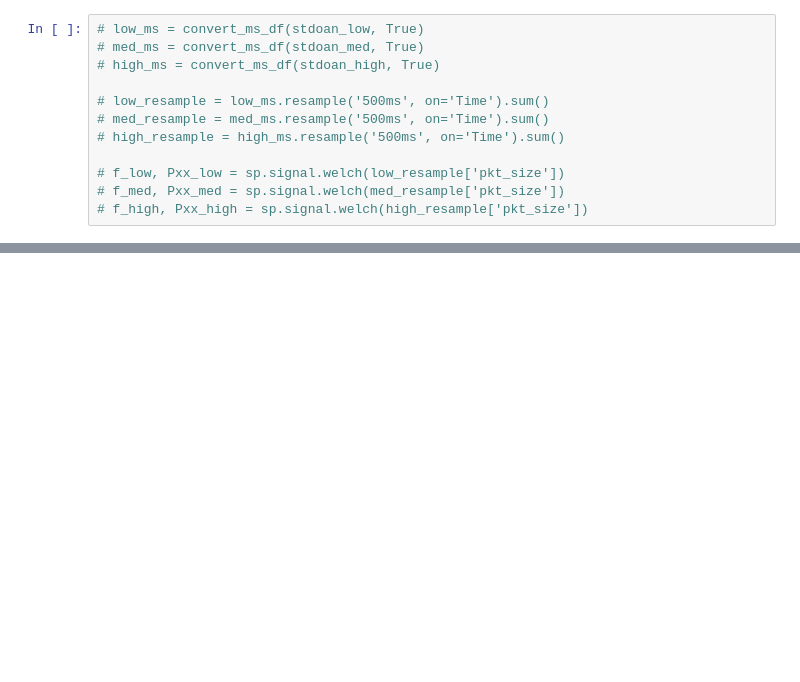
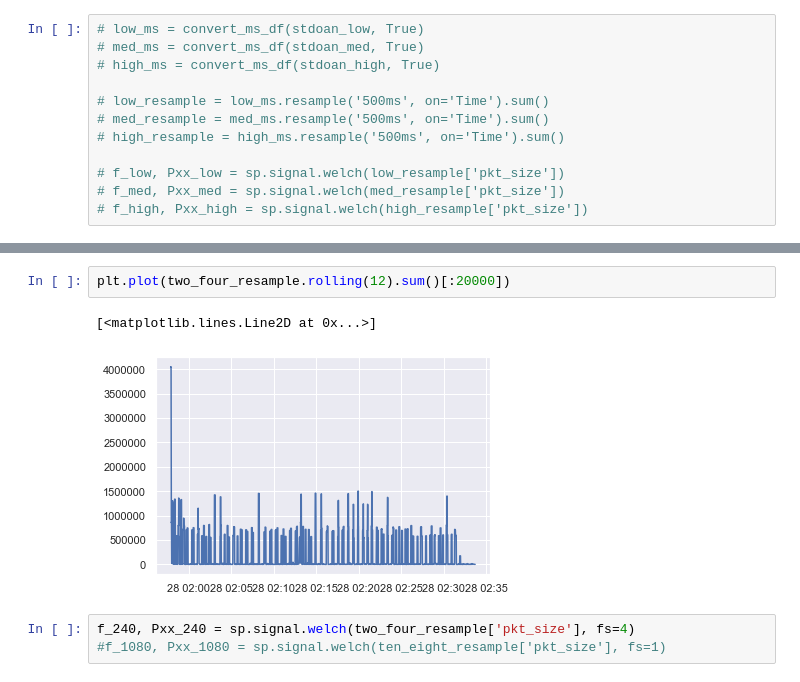
Before and after one commit to stephdoan/ResRecovery, a Jupyter notebook: notebooks/EDA.ipynb, the cells around one changed output, grey strips where cells are left out. Saved outputs shown, nothing was run; the diff lists cells and outputs as text; blank space fills up the shorter version.

```diff
--- a/notebooks/EDA.ipynb
+++ b/notebooks/EDA.ipynb
@@ -187,0 +178,8 @@ So using the PSD values seems to be a good start for feature engineering.
+# %%
+plt.plot(two_four_resample.rolling(12).sum()[:20000])
+# %% [output]
+[<matplotlib.lines.Line2D at 0x...>]
+[figure, added]
+# %%
+f_240, Pxx_240 = sp.signal.welch(two_four_resample['pkt_size'], fs=4)
+#f_1080, Pxx_1080 = sp.signal.welch(ten_eight_resample['pkt_size'], fs=1)
```
Also changed, not shown: parts of 6 cells of this notebook, 2 other files.
